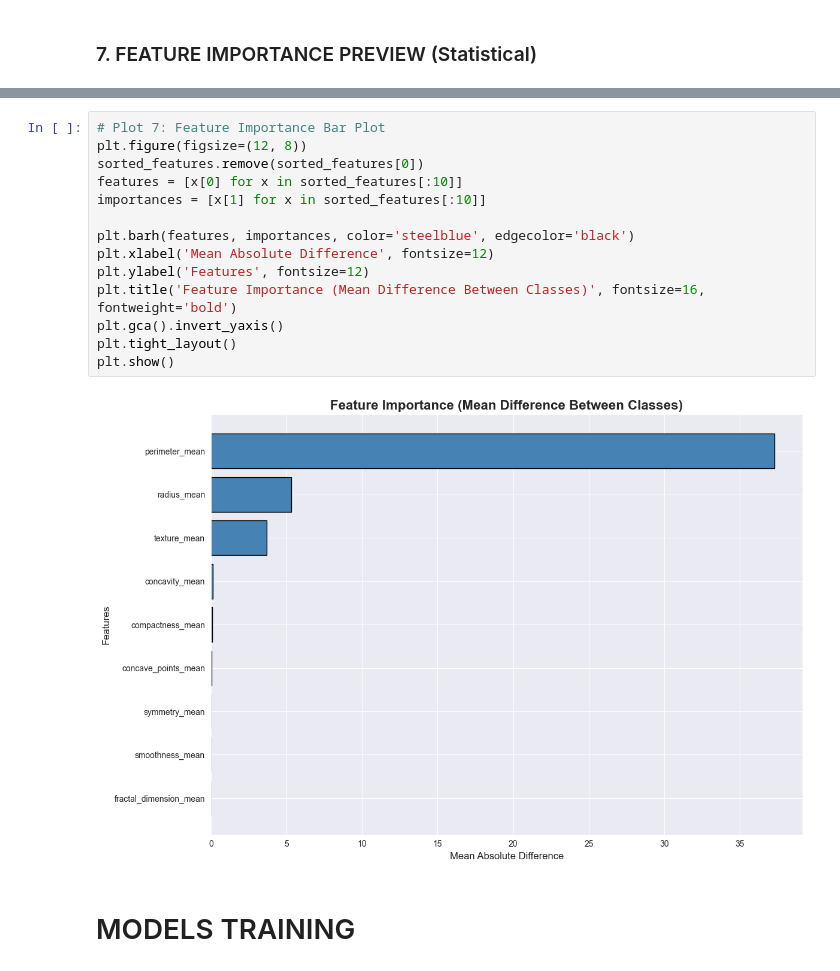
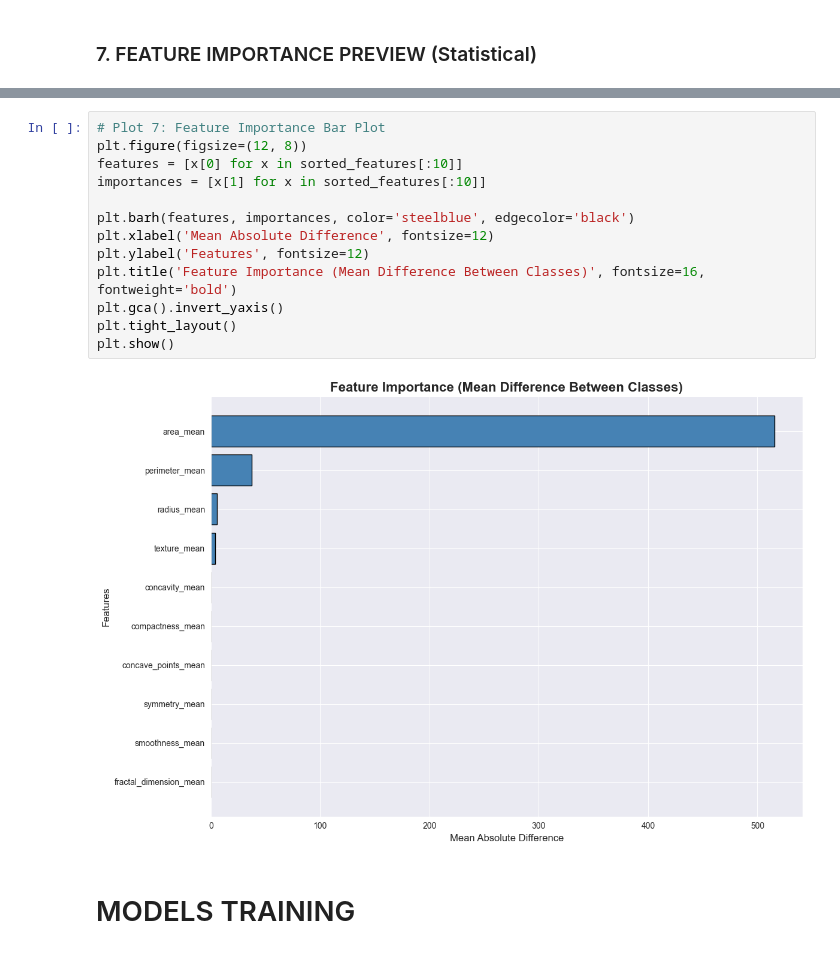
Before and after one commit to FrasapDev/breast_cancer_classifier, a Jupyter notebook: breast_cancer_classifier.ipynb, the cells around one changed output, grey strips where cells are left out. Drawn from its saved outputs; the diff is of its cells as text.

```diff
--- a/breast_cancer_classifier.ipynb
+++ b/breast_cancer_classifier.ipynb
@@ -405,19 +416,18 @@ Top 10 Features by Mean Difference:
 # %%
 # Plot 7: Feature Importance Bar Plot
 plt.figure(figsize=(12, 8))
-sorted_features.remove(sorted_features[0])
 features = [x[0] for x in sorted_features[:10]]
 importances = [x[1] for x in sorted_features[:10]]
 
 plt.barh(features, importances, color='steelblue', edgecolor='black')
 plt.xlabel('Mean Absolute Difference', fontsize=12)
 plt.ylabel('Features', fontsize=12)
 plt.title('Feature Importance (Mean Difference Between Classes)', fontsize=16, fontweight='bold')
 plt.gca().invert_yaxis()
 plt.tight_layout()
 plt.show()
 # %% [output]
-[figure, old version]
+[figure, new version]
 # %% [markdown]
 # MODELS TRAINING
 # %% [markdown]
```
Also changed, not shown: parts of 2 cells of this notebook.
